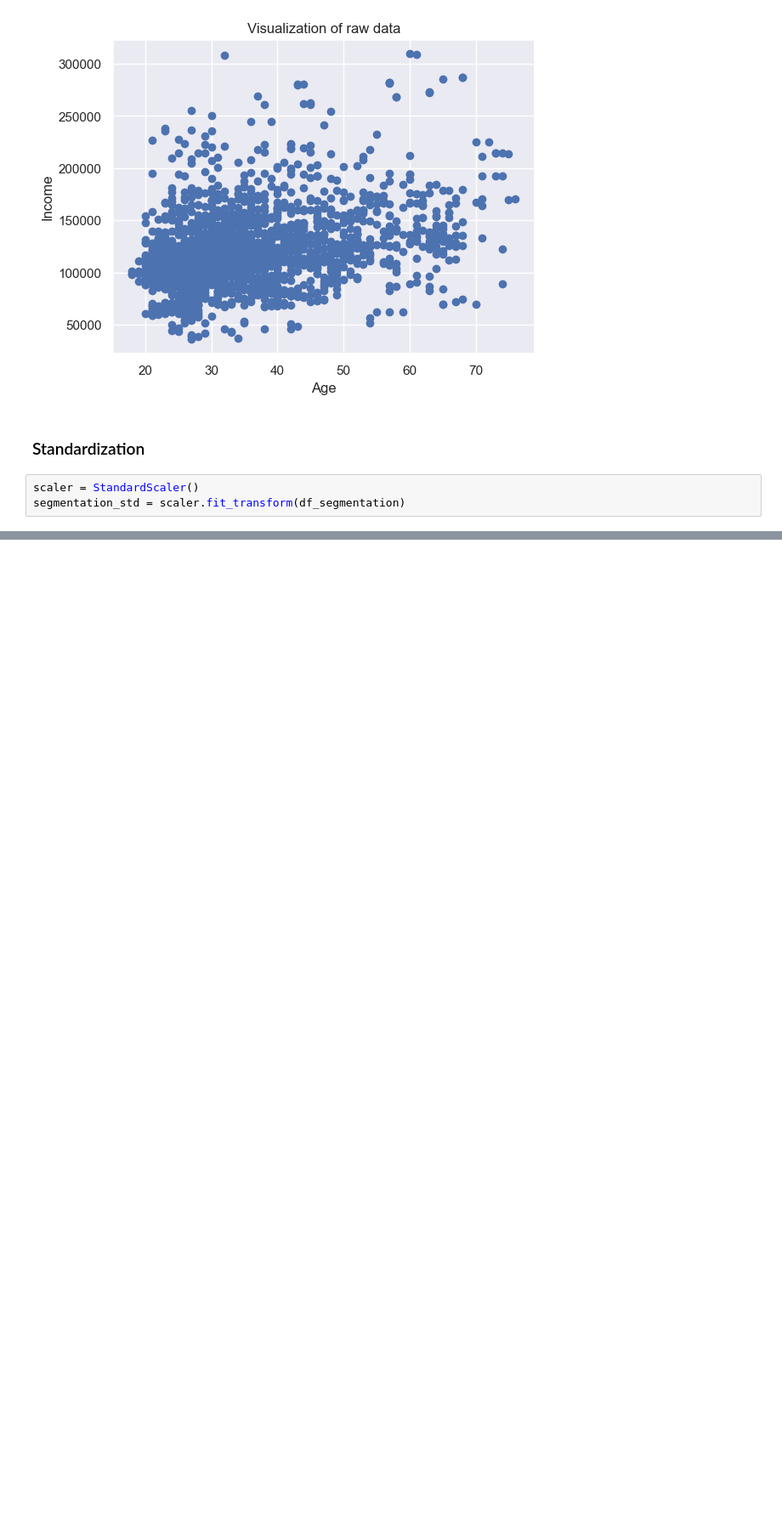
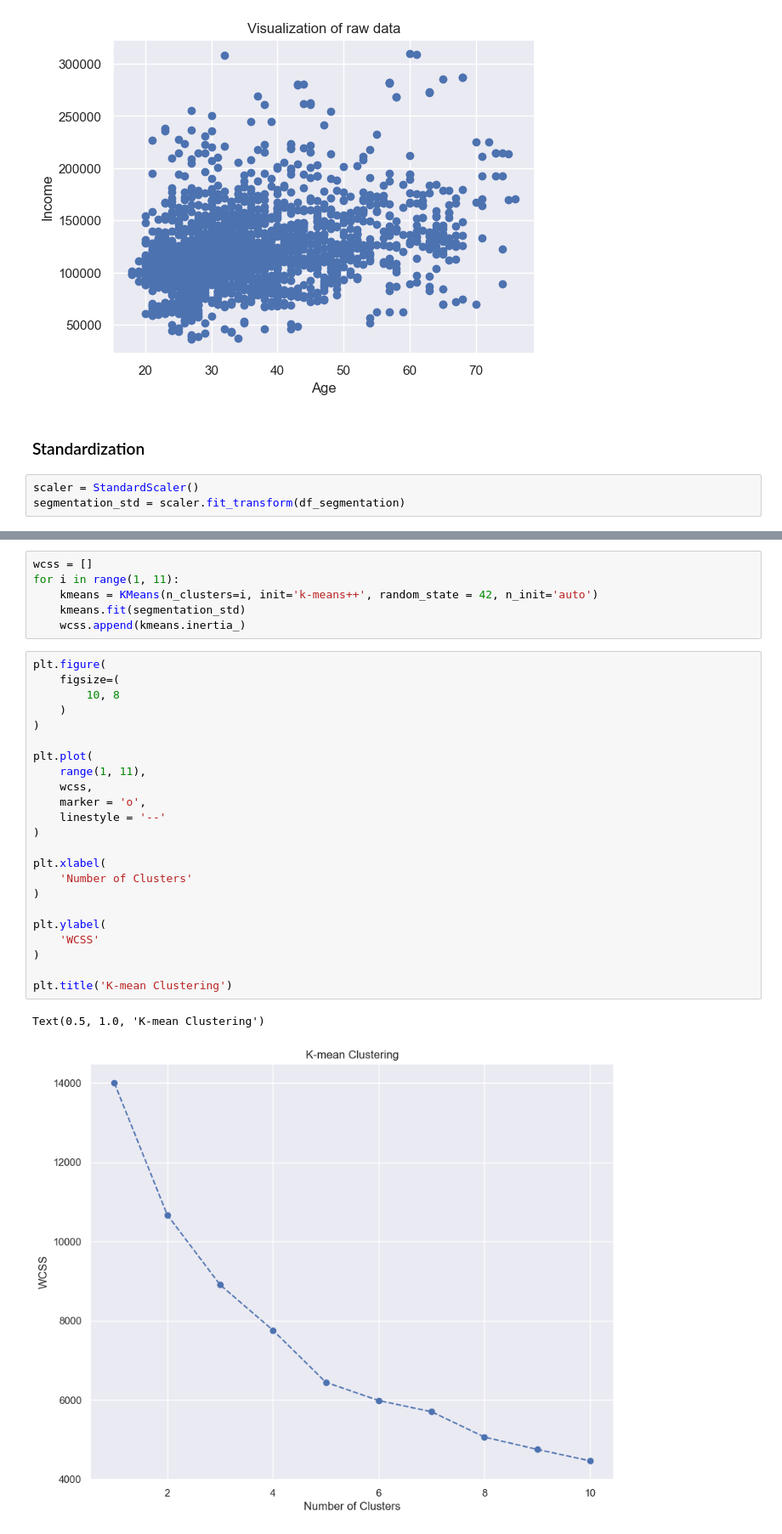
Before and after one commit to Mega-Barrel/customer_analytics, a Jupyter notebook: main.ipynb, the cells around one changed output, grey strips where cells are left out. Shown at 85% size. Drawn from its saved outputs; the diff is of its cells as text; blank space fills up the shorter version.

```diff
--- a/main.ipynb
+++ b/main.ipynb
@@ -99,0 +125,32 @@ segmentation_std = scaler.fit_transform(df_segmentation)
+# %%
+wcss = []
+for i in range(1, 11):
+    kmeans = KMeans(n_clusters=i, init='k-means++', random_state = 42, n_init='auto')
+    kmeans.fit(segmentation_std)
+    wcss.append(kmeans.inertia_)
+# %%
+plt.figure(
+    figsize=(
+        10, 8
+    )
+)
+
+plt.plot(
+    range(1, 11),
+    wcss,
+    marker = 'o',
+    linestyle = '--'
+)
+
+plt.xlabel(
+    'Number of Clusters'
+)
+
+plt.ylabel(
+    'WCSS'
+)
+
+plt.title('K-mean Clustering')
+# %% [output]
+Text(0.5, 1.0, 'K-mean Clustering')
+[figure, added]
```
Also changed, not shown: parts of 16 cells of this notebook.
